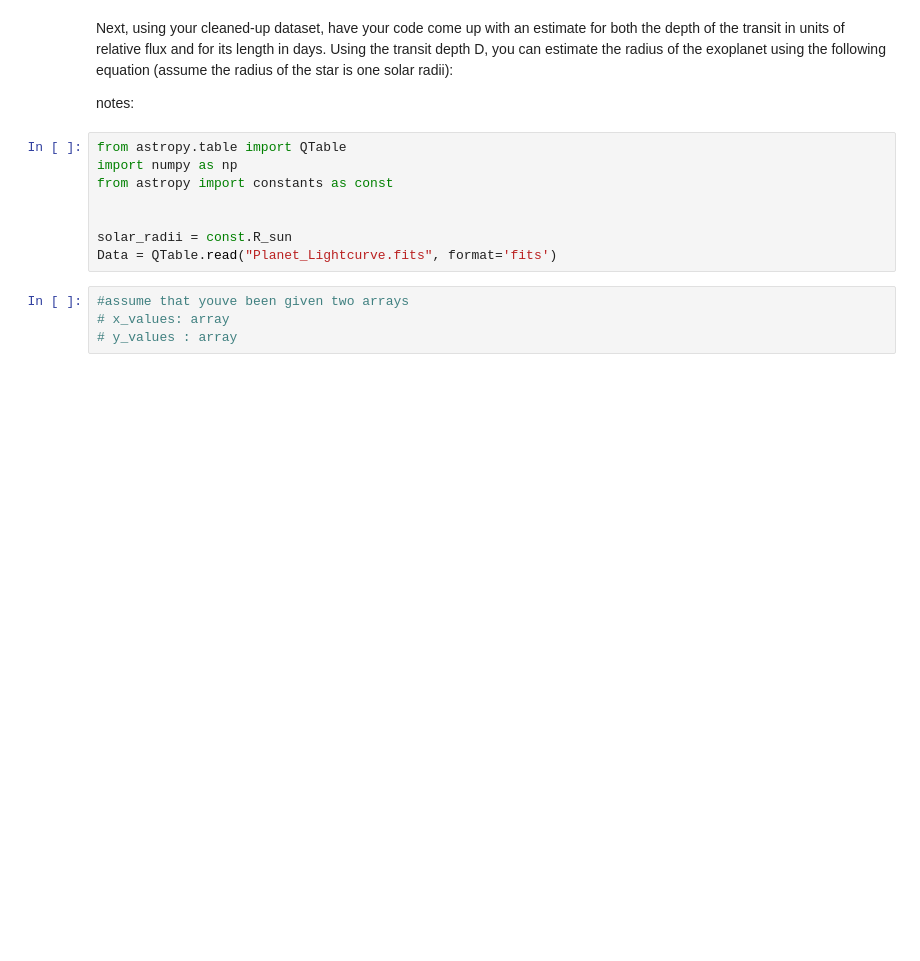
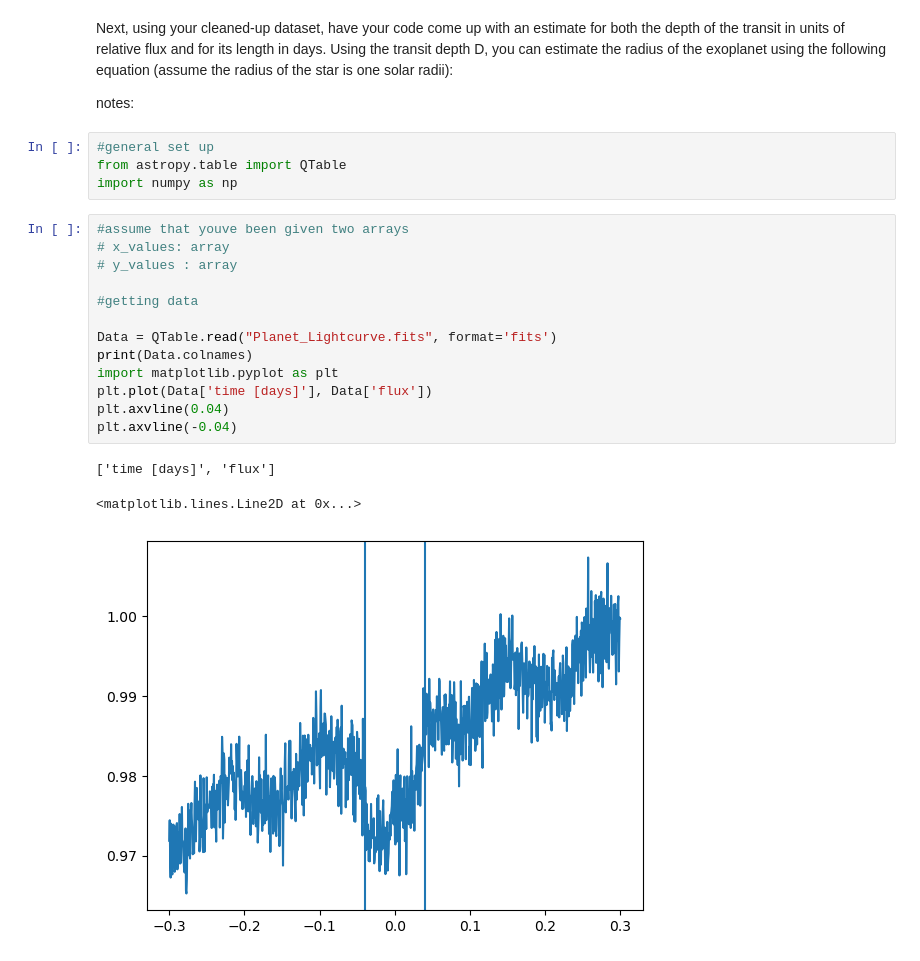
Before and after one commit to valdiaz5/ASTRO-19-Final-Project-, a Jupyter notebook: FinalProject-part3.ipynb, the cells around one changed output. Saved outputs shown, nothing was run; the diff lists cells and outputs as text; blank space fills up the shorter version.

```diff
--- a/FinalProject-part3.ipynb
+++ b/FinalProject-part3.ipynb
@@ -6,15 +6,24 @@ the following equation (assume the radius of the star is one solar radii):
 
 notes:
 # %%
+#general set up
 from astropy.table import QTable
 import numpy as np
-from astropy import constants as const
-
-
-solar_radii = const.R_sun
-Data = QTable.read("Planet_Lightcurve.fits", format='fits')
 # %%
 #assume that youve been given two arrays
 # x_values: array
 # y_values : array
+
+#getting data
+
+Data = QTable.read("Planet_Lightcurve.fits", format='fits')
+print(Data.colnames)
+import matplotlib.pyplot as plt
+plt.plot(Data['time [days]'], Data['flux'])
+plt.axvline(0.04)
+plt.axvline(-0.04)
+# %% [output]
+['time [days]', 'flux']
+<matplotlib.lines.Line2D at 0x...>
+[figure, added]
 # %%
```
Also changed, not shown: parts of 1 cell of this notebook.
